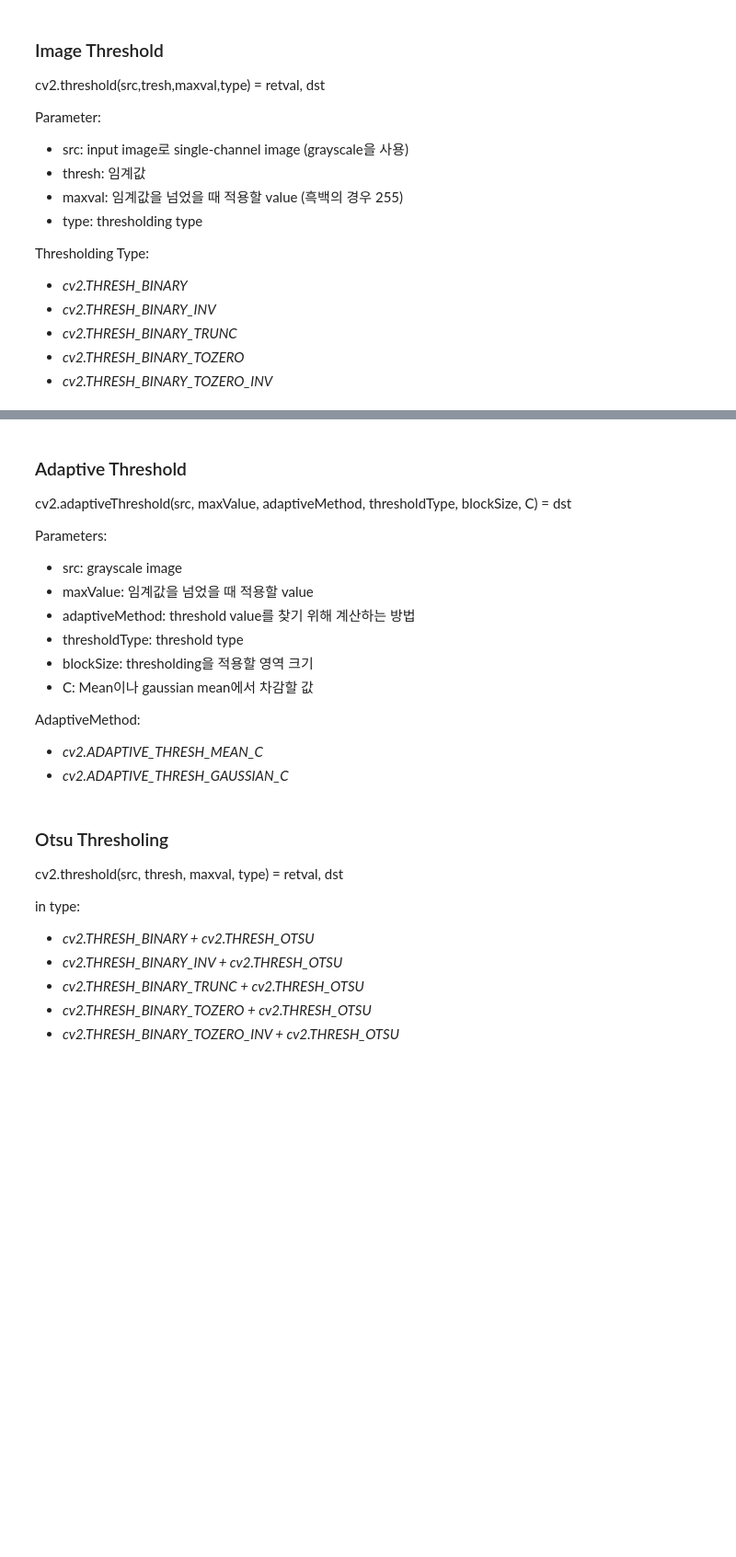
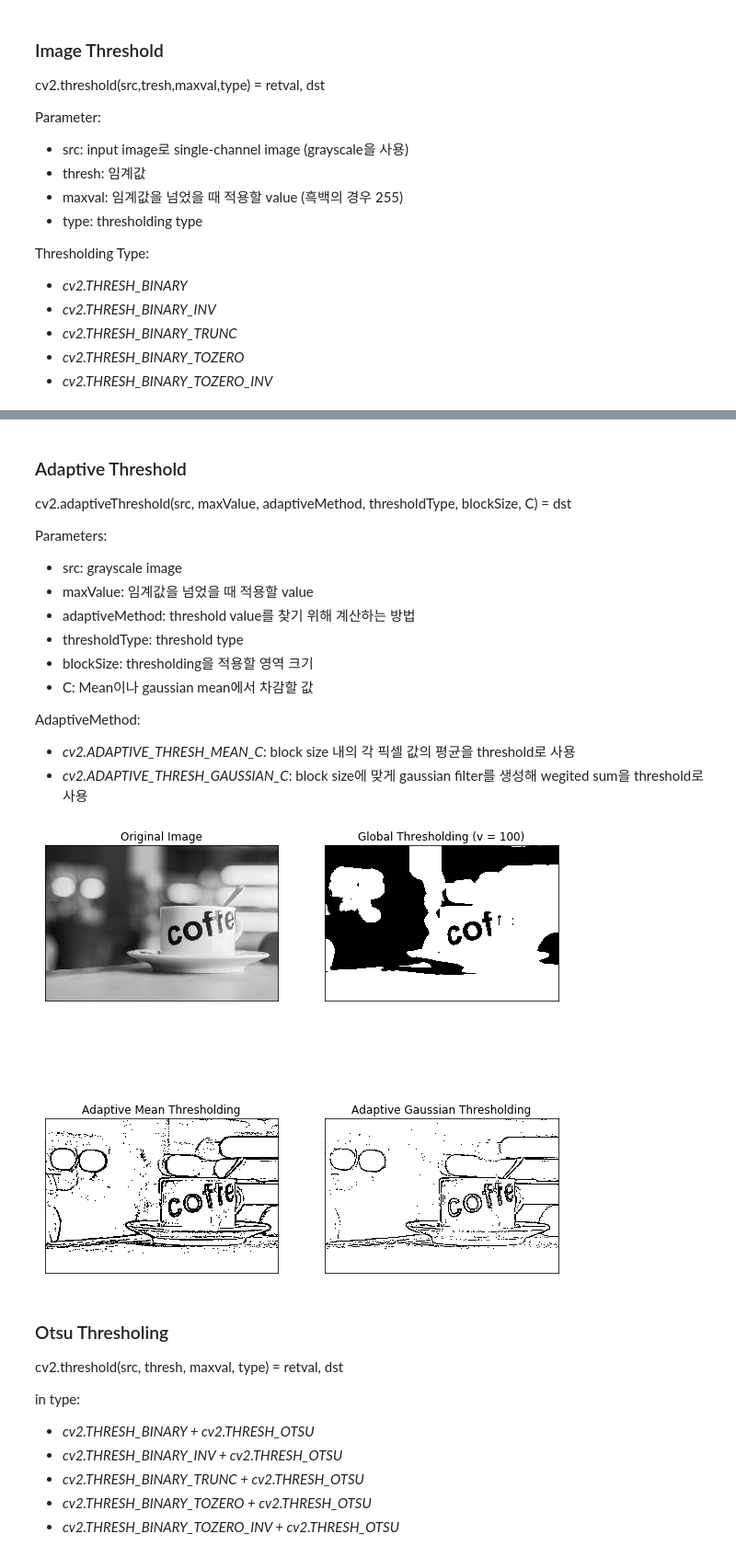
Before and after one commit to mixcheck/cnntutorial, a Jupyter notebook: 01.traditional_image_classification/image_processing.ipynb, the cells around one changed output, grey strips where cells are left out. Shown at 92% size. Saved outputs shown, nothing was run; the diff lists cells and outputs as text; code cells hidden in the pictures; blank space fills up the shorter version.

```diff
--- a/01.traditional_image_classification/image_processing.ipynb
+++ b/01.traditional_image_classification/image_processing.ipynb
@@ -51,27 +57,29 @@ Parameters:
 - C: Mean이나 gaussian mean에서 차감할 값
 
 AdaptiveMethod:
-- *cv2.ADAPTIVE_THRESH_MEAN_C*
-- *cv2.ADAPTIVE_THRESH_GAUSSIAN_C*
+- *cv2.ADAPTIVE_THRESH_MEAN_C*: block size 내의 각 픽셀 값의 평균을 threshold로 사용
+- *cv2.ADAPTIVE_THRESH_GAUSSIAN_C*: block size에 맞게 gaussian filter를 생성해 wegited sum을 threshold로 사용
 # %%
 img = cv2.imread('coffe.jpg',0)
 img = cv2.medianBlur(img,5)
 
-ret,th1 = cv2.threshold(img,127,255,cv2.THRESH_BINARY)
+ret,th1 = cv2.threshold(img,treshold,255,cv2.THRESH_BINARY)
 th2 = cv2.adaptiveThreshold(img,255,cv2.ADAPTIVE_THRESH_MEAN_C,\
-            cv2.THRESH_BINARY,11,2)
+            cv2.THRESH_BINARY,15,2)
 th3 = cv2.adaptiveThreshold(img,255,cv2.ADAPTIVE_THRESH_GAUSSIAN_C,\
-            cv2.THRESH_BINARY,11,2)
+            cv2.THRESH_BINARY,15,2)
 
-titles = ['Original Image', 'Global Thresholding (v = 127)',
+titles = ['Original Image', 'Global Thresholding (v = 100)',
             'Adaptive Mean Thresholding', 'Adaptive Gaussian Thresholding']
 images = [img, th1, th2, th3]
 
 for i in xrange(4):
     plt.subplot(2,2,i+1),plt.imshow(images[i],'gray')
     plt.title(titles[i])
     plt.xticks([]),plt.yticks([])
 plt.show()
+# %% [output]
+[figure, added]
 # %% [markdown]
 ### Otsu Thresholing
 cv2.threshold(src, thresh, maxval, type) = retval, dst
```
Also changed, not shown: parts of 3 cells of this notebook.
